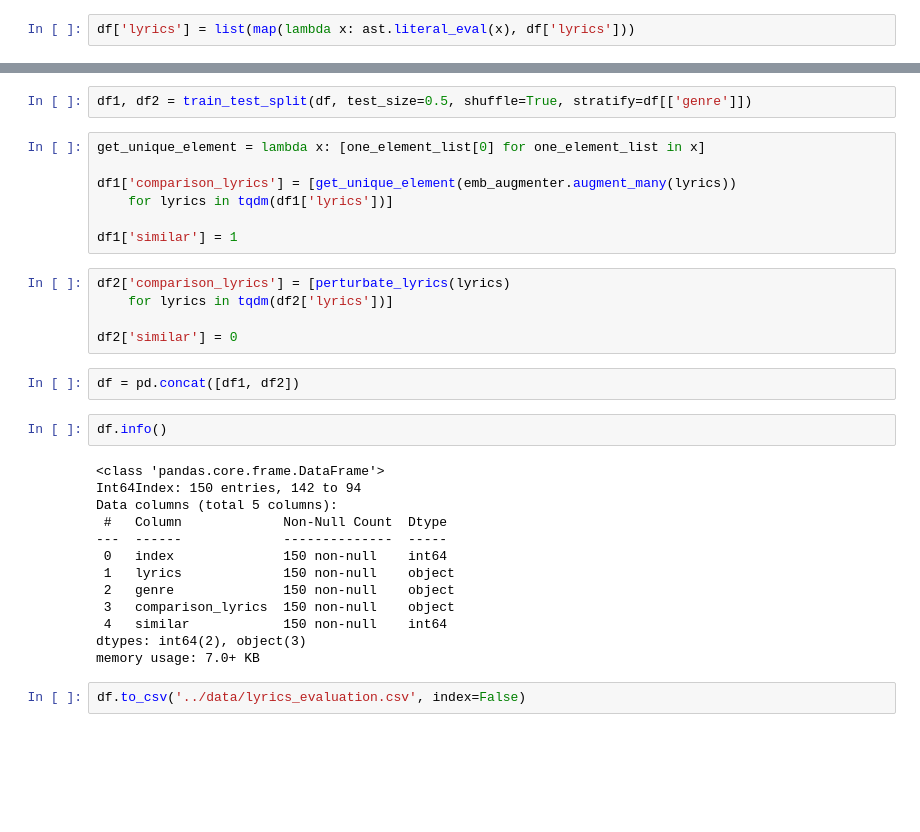
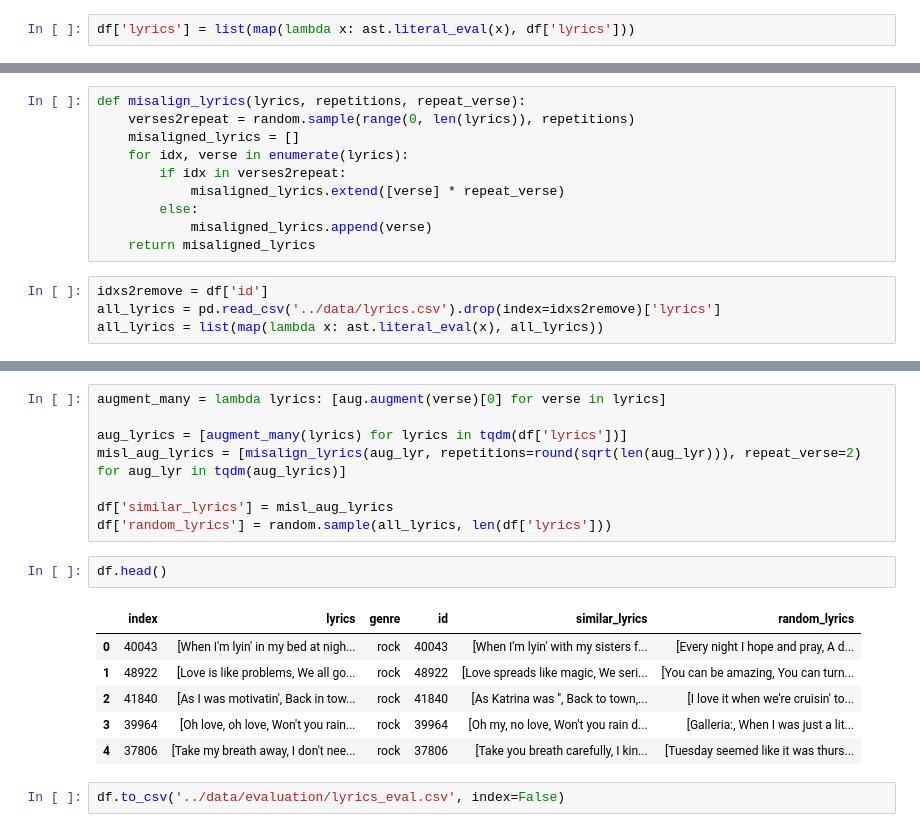
Before and after one commit to mattiapggioli/lyrics2ts, a Jupyter notebook: notebooks/data_preparation.ipynb, the cells around one changed output, grey strips where cells are left out. Cells and saved outputs as stored; diff of their text form; blank space fills up the shorter version.

```diff
--- a/notebooks/data_preparation.ipynb
+++ b/notebooks/data_preparation.ipynb
@@ -342,0 +322,14 @@ def perturbate_lyrics(lyrics):
+# %%
+def misalign_lyrics(lyrics, repetitions, repeat_verse):
+    verses2repeat = random.sample(range(0, len(lyrics)), repetitions)
+    misaligned_lyrics = []
+    for idx, verse in enumerate(lyrics):
+        if idx in verses2repeat:
+            misaligned_lyrics.extend([verse] * repeat_verse)
+        else:
+            misaligned_lyrics.append(verse)
+    return misaligned_lyrics
+# %%
+idxs2remove = df['id']
+all_lyrics = pd.read_csv('../data/lyrics.csv').drop(index=idxs2remove)['lyrics']
+all_lyrics = list(map(lambda x: ast.literal_eval(x), all_lyrics))
@@ -366,33 +381,19 @@ Perturbated lyrics:
-# %%
-df1, df2 = train_test_split(df, test_size=0.5, shuffle=True, stratify=df[['genre']])
-# %%
-get_unique_element = lambda x: [one_element_list[0] for one_element_list in x]
-
-df1['comparison_lyrics'] = [get_unique_element(emb_augmenter.augment_many(lyrics))
-    for lyrics in tqdm(df1['lyrics'])]
-
-df1['similar'] = 1
-# %%
-df2['comparison_lyrics'] = [perturbate_lyrics(lyrics)
-    for lyrics in tqdm(df2['lyrics'])]
-
-df2['similar'] = 0
-# %%
-df = pd.concat([df1, df2])
+# %%
+augment_many = lambda lyrics: [aug.augment(verse)[0] for verse in lyrics]
+
+aug_lyrics = [augment_many(lyrics) for lyrics in tqdm(df['lyrics'])]
+misl_aug_lyrics = [misalign_lyrics(aug_lyr, repetitions=round(sqrt(len(aug_lyr))), repeat_verse=2) for aug_lyr in tqdm(aug_lyrics)]
+
+df['similar_lyrics'] = misl_aug_lyrics
+df['random_lyrics'] = random.sample(all_lyrics, len(df['lyrics']))
 # %%
-df.info()
+df.head()
 # %% [output]
-<class 'pandas.core.frame.DataFrame'>
-Int64Index: 150 entries, 142 to 94
-Data columns (total 5 columns):
- #   Column             Non-Null Count  Dtype
----  ------             --------------  -----
- 0   index              150 non-null    int64
- 1   lyrics             150 non-null    object
- 2   genre              150 non-null    object
- 3   comparison_lyrics  150 non-null    object
- 4   similar            150 non-null    int64
-dtypes: int64(2), object(3)
-memory usage: 7.0+ KB
+|  | index | lyrics | genre | id | similar_lyrics | random_lyrics |
+| 0 | 40043 | [When I'm lyin' in my bed at nigh... | rock | 40043 | [When I'm lyin' with my sisters f... | [Every night I hope and pray, A d... |
+| 1 | 48922 | [Love is like problems, We all go... | rock | 48922 | [Love spreads like magic, We seri... | [You can be amazing, You can turn... |
+| 2 | 41840 | [As I was motivatin', Back in tow... | rock | 41840 | [As Katrina was '', Back to town,... | [I love it when we're cruisin' to... |
+| 3 | 39964 | [Oh love, oh love, Won't you rain... | rock | 39964 | [Oh my, no love, Won't you rain d... | [Galleria:, When I was just a lit... |
+| 4 | 37806 | [Take my breath away, I don't nee... | rock | 37806 | [Take you breath carefully, I kin... | [Tuesday seemed like it was thurs... |
 # %%
-df.to_csv('../data/lyrics_evaluation.csv', index=False)
+df.to_csv('../data/evaluation/lyrics_eval.csv', index=False)
```
Also changed, not shown: parts of 23 cells of this notebook.
